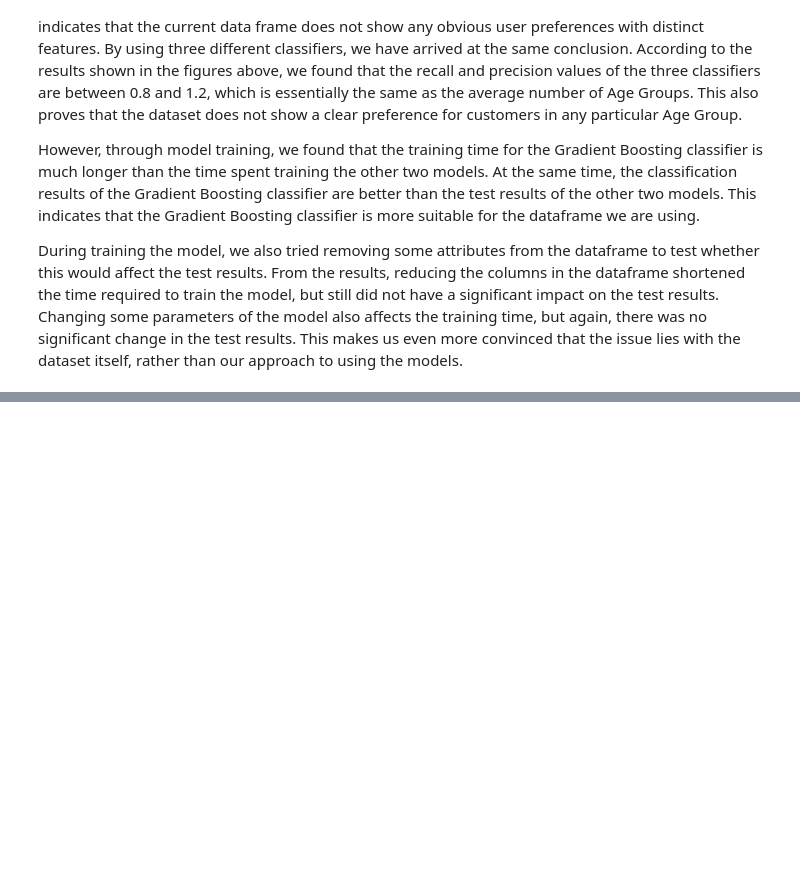
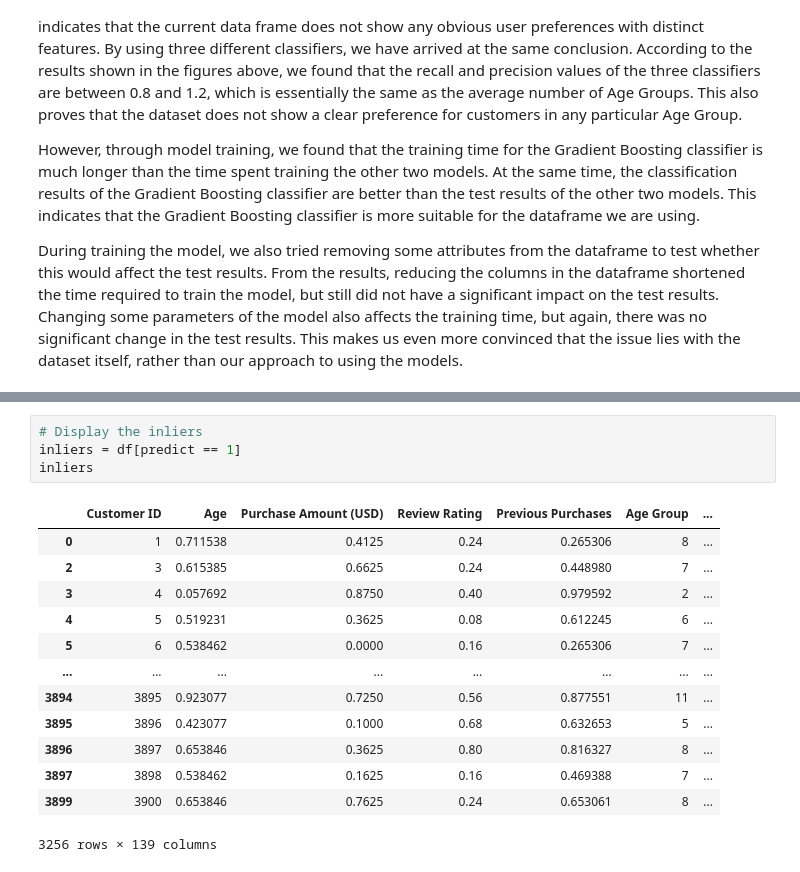
Before and after one commit to uOttawa-Collabs/CSI4142-Winter-2024-Project, a Jupyter notebook: Data Mining.ipynb, the cells around one changed output, grey strips where cells are left out. Drawn from its saved outputs; the diff is of its cells as text; blank space fills up the shorter version.

```diff
--- a/Data Mining.ipynb
+++ b/Data Mining.ipynb
@@ -478,0 +516,18 @@ During training the model, we also tried removing some attributes from the dataf
+# %%
+# Display the inliers
+inliers = df[predict == 1]
+inliers
+# %% [output]
+|  | Customer ID | Age | Purchase Amount (USD) | Review Rating | Previous Purchases | Age Group | ... |
+| 0 | 1 | 0.711538 | 0.4125 | 0.24 | 0.265306 | 8 | ... |
+| 2 | 3 | 0.615385 | 0.6625 | 0.24 | 0.448980 | 7 | ... |
+| 3 | 4 | 0.057692 | 0.8750 | 0.40 | 0.979592 | 2 | ... |
+| 4 | 5 | 0.519231 | 0.3625 | 0.08 | 0.612245 | 6 | ... |
+| 5 | 6 | 0.538462 | 0.0000 | 0.16 | 0.265306 | 7 | ... |
+| ... | ... | ... | ... | ... | ... | ... | ... |
+| 3894 | 3895 | 0.923077 | 0.7250 | 0.56 | 0.877551 | 11 | ... |
+| 3895 | 3896 | 0.423077 | 0.1000 | 0.68 | 0.632653 | 5 | ... |
+| 3896 | 3897 | 0.653846 | 0.3625 | 0.80 | 0.816327 | 8 | ... |
+| 3897 | 3898 | 0.538462 | 0.1625 | 0.16 | 0.469388 | 7 | ... |
+| 3899 | 3900 | 0.653846 | 0.7625 | 0.24 | 0.653061 | 8 | ... |
+3256 rows × 139 columns
```
Also changed, not shown: parts of 12 cells of this notebook.
